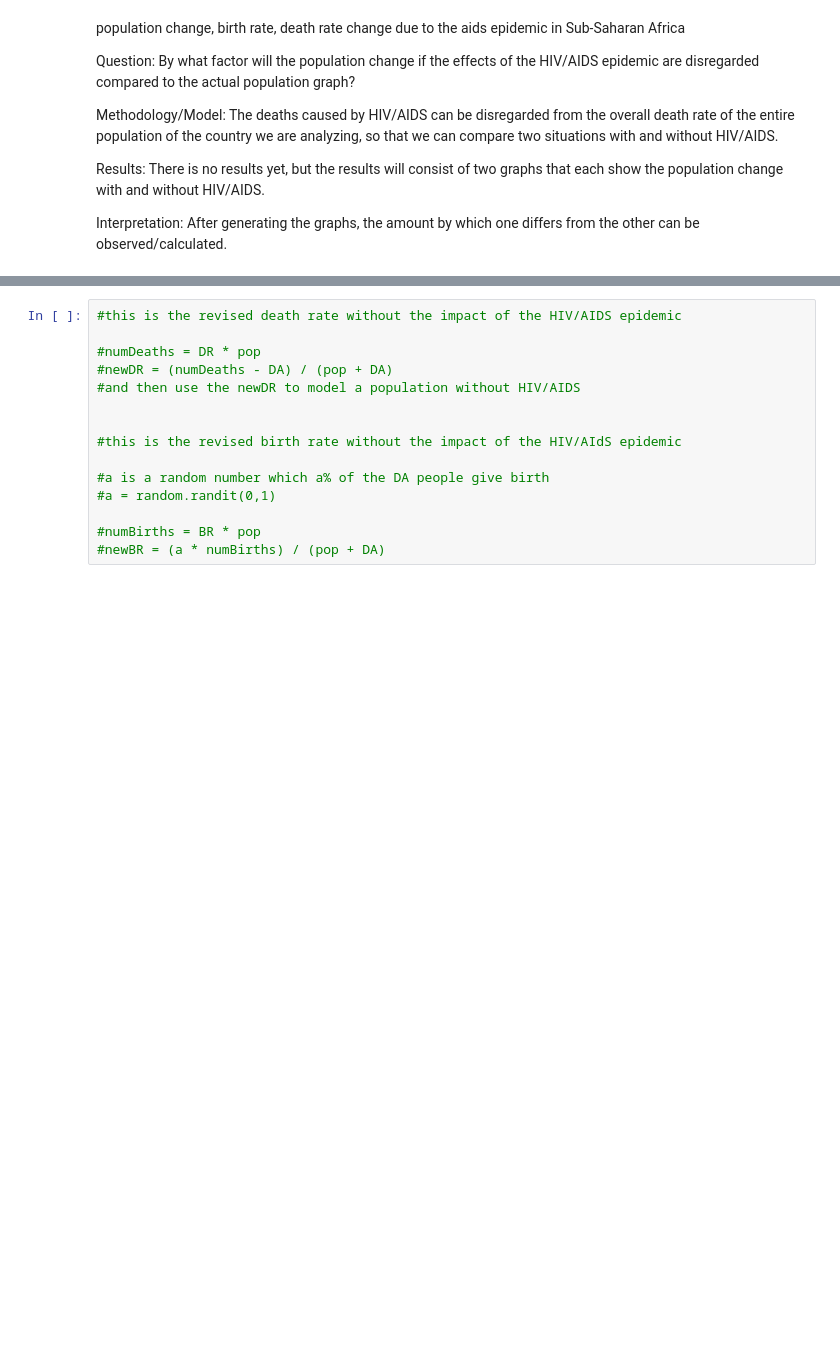
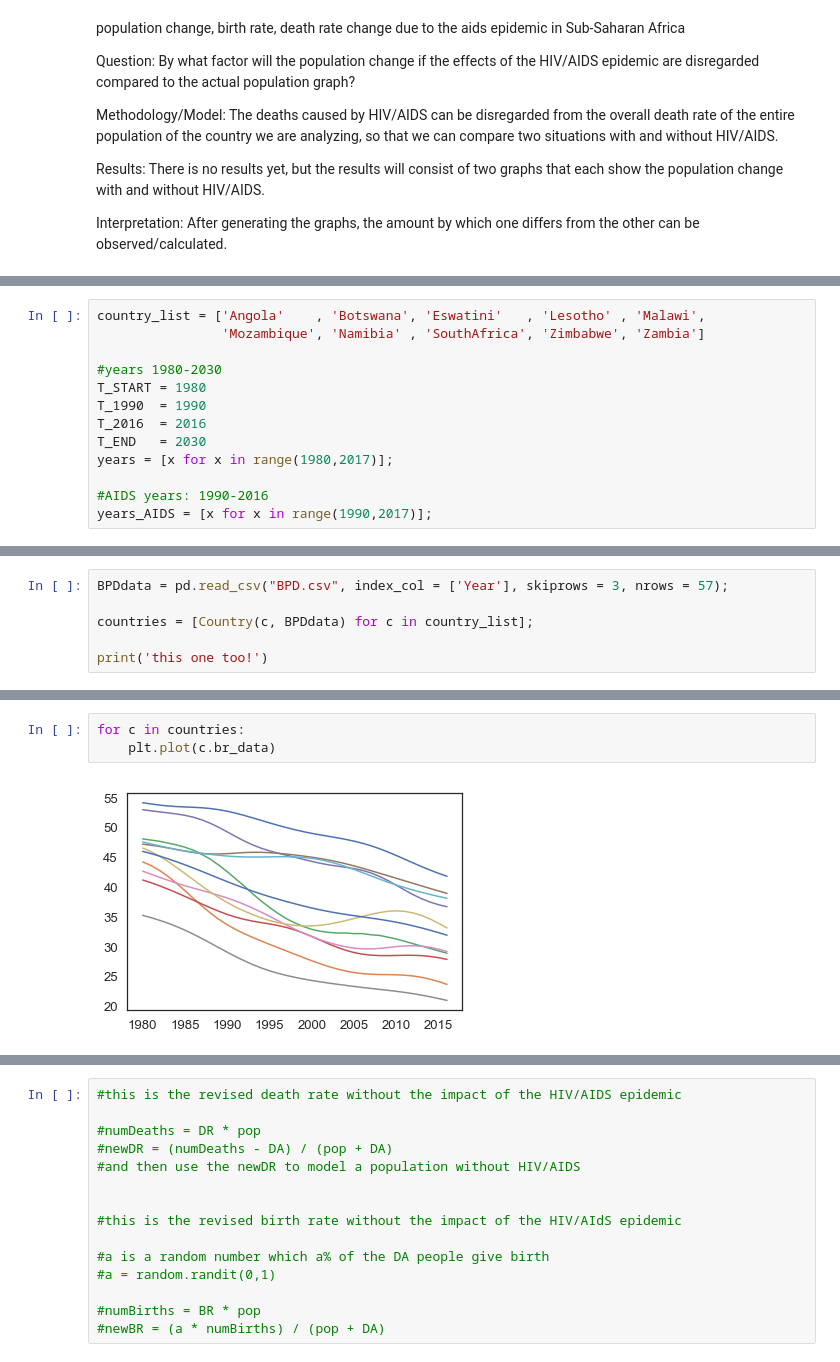
Before and after one commit to SkyeOzga/ModSimPy-Projects, a Jupyter notebook: Project 1 Ozga Rho -- Pivot Edition.ipynb, the cells around one changed output, grey strips where cells are left out. Cells and saved outputs as stored; diff of their text form; blank space fills up the shorter version.

```diff
--- a/Project 1 Ozga Rho -- Pivot Edition.ipynb
+++ b/Project 1 Ozga Rho -- Pivot Edition.ipynb
@@ -78,0 +44,13 @@ plot(years,angolaDR)
+# %%
+country_list = ['Angola'    , 'Botswana', 'Eswatini'   , 'Lesotho' , 'Malawi',
+                'Mozambique', 'Namibia' , 'SouthAfrica', 'Zimbabwe', 'Zambia']
+
+#years 1980-2030
+T_START = 1980
+T_1990  = 1990
+T_2016  = 2016
+T_END   = 2030
+years = [x for x in range(1980,2017)];
+
+#AIDS years: 1990-2016
+years_AIDS = [x for x in range(1990,2017)];
@@ -78,0 +159,6 @@ plot(years,angolaDR)
+# %%
+BPDdata = pd.read_csv("BPD.csv", index_col = ['Year'], skiprows = 3, nrows = 57);
+
+countries = [Country(c, BPDdata) for c in country_list];
+
+print('this one too!')
@@ -78,0 +212,5 @@ plot(years,angolaDR)
+# %%
+for c in countries:
+    plt.plot(c.br_data)
+# %% [output]
+[figure, added]
```
Also changed, not shown: parts of 19 cells of this notebook.
